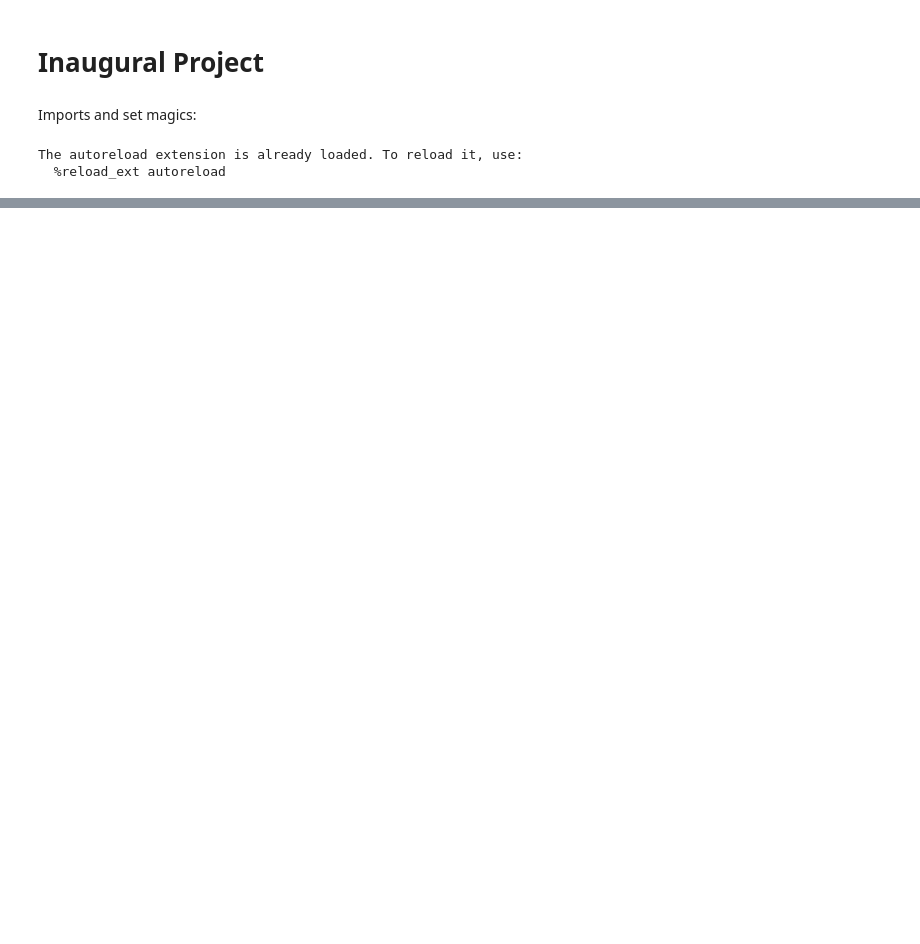
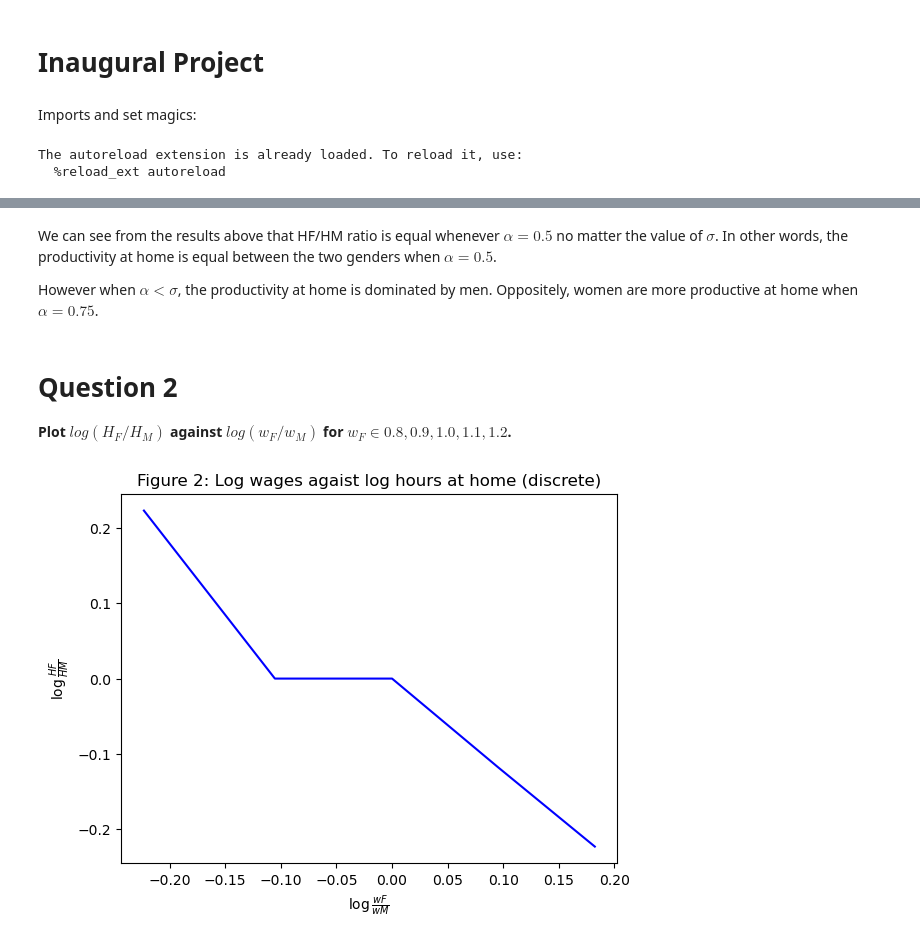
Before and after one commit to NumEconCopenhagen/projects-2023-snj927-vpc398, a Jupyter notebook: inauguralproject/INAUG v2 jup.ipynb, the cells around one changed output, grey strips where cells are left out. Drawn from its saved outputs; the diff is of its cells as text; code cells hidden in the pictures; blank space fills up the shorter version.

```diff
--- a/inauguralproject/INAUG v2 jup.ipynb
+++ b/inauguralproject/INAUG v2 jup.ipynb
@@ -299,0 +75,43 @@ Derfor har vi ikke kunne færdiggøre vores projekt (spørgsmål 5). Det er igen
+# %% [markdown]
+We can see from the results above that HF/HM ratio is equal whenever $\alpha=0.5$ no matter the value of $\sigma$. In other words, the productivity at home is equal between the two genders when $\alpha=0.5$.
+
+However when $\alpha < \sigma$, the productivity at home is dominated by men. Oppositely, women are more productive at home when $\alpha = 0.75$.
+# %% [markdown]
+# Question 2
+
+**Plot $log(H_F / H_M)$ against $log(w_F / w_M)$ for $w_F \in {0.8, 0.9, 1.0, 1.1, 1.2}$.**
+# %%
+# Define new model: inaugmodel2
+inaugmodel2 = HouseholdSpecializationModelClass()
+
+# Define the initial alpha and sigma values
+inaugmodel2.par.alpha = 0.5
+inaugmodel2.par.sigma = 1
+
+# Defining given values for wF and wM
+wF_values = [0.8, 0.9, 1.0, 1.1, 1.2]
+wM = 1.0
+
+# Make two empty lists for the loop
+ratioH = []
+ratioW = []
+
+# Make a loop that creates a value of ratio_H and ratio_W and append them with each iteration
+for wF in inaugmodel2.par.wF_vec:
+    inaugmodel2.par.wF = wF
+    results = inaugmodel2.solve_discrete()
+    ratio_H = np.log(results.HF / results.HM)
+    ratioH = np.append(ratioH, ratio_H)
+    ratio_W = np.log(wF / inaugmodel2.par.wM)
+    ratioW = np.append(ratioW, ratio_W)
+
+# Plotting the results
+fig = plt.figure()
+ax = fig.add_subplot(111)
+ax.plot(ratioW, ratioH, 'b-')
+ax.set_xlabel(r'$\log{\frac{wF}{wM}}$')
+ax.set_ylabel(r'$\log{\frac{HF}{HM}}$')
+ax.set_title('Figure 2: Log wages agaist log hours at home (discrete)')
+plt.show()
+# %% [output]
+[figure, added]
```
Also changed, not shown: parts of 24 cells of this notebook.
